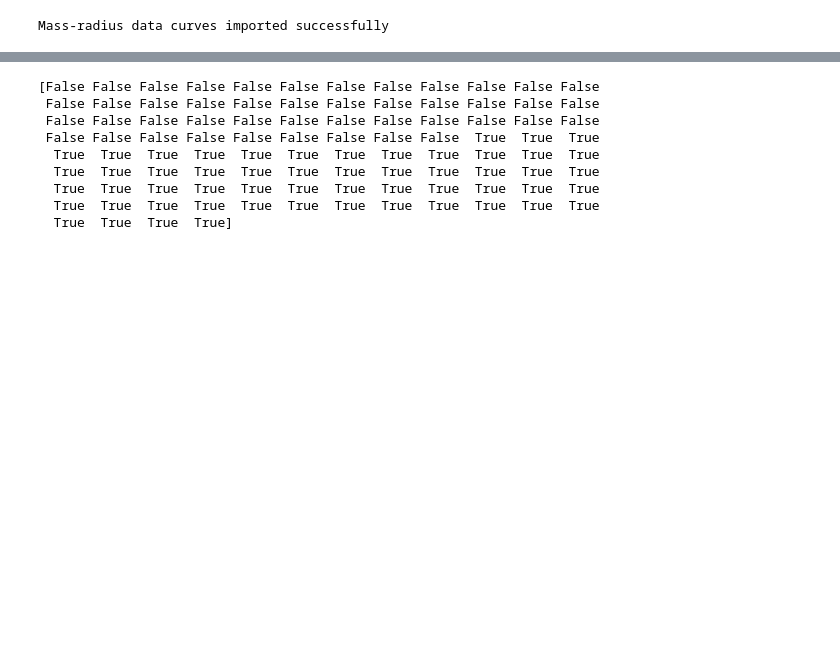
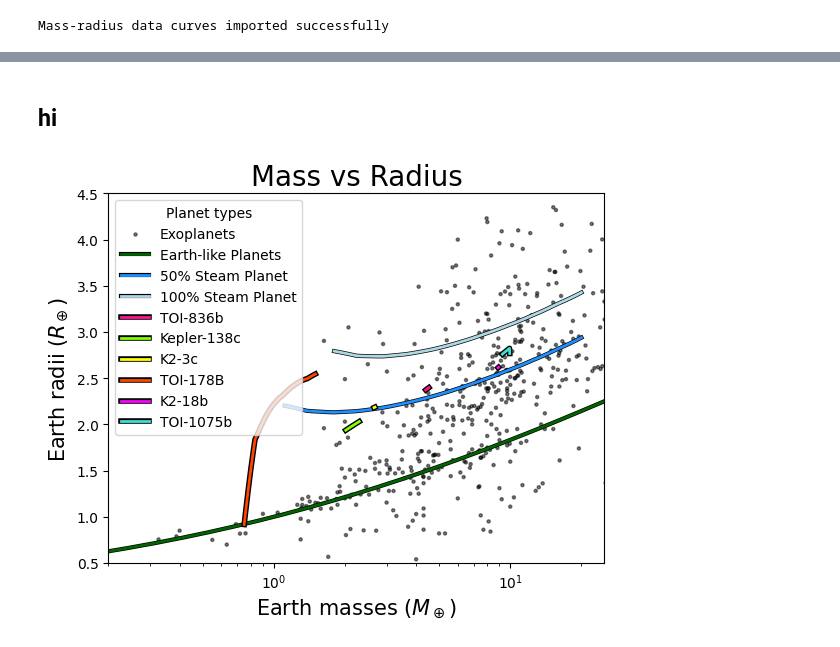
Before and after one commit to an0wen/astro9-w25-steamworldsloss, a Jupyter notebook: mass-radius-figure_JJ.ipynb, the cells around one changed output, grey strips where cells are left out. Cells and saved outputs as stored; diff of their text form; code cells hidden in the pictures; blank space fills up the shorter version.

```diff
--- a/mass-radius-figure_JJ.ipynb
+++ b/mass-radius-figure_JJ.ipynb
@@ -133,12 +139,49 @@ print(pmass2)
-# %%
-print(mask_valid)
-# %% [output]
-[False False False False False False False False False False False False
- False False False False False False False False False False False False
- False False False False False False False False False False False False
- False False False False False False False False False  True  True  True
-  True  True  True  True  True  True  True  True  True  True  True  True
-  True  True  True  True  True  True  True  True  True  True  True  True
-  True  True  True  True  True  True  True  True  True  True  True  True
-  True  True  True  True  True  True  True  True  True  True  True  True
-  True  True  True  True]
+# %% [markdown]
+## hi ##
+# %%
+# Make the plot WITH EXOPLANETS
+
+N_exo = len(list_catalog_mp) #Length/number of data fvalues in list_catalog_mp
+point_sizes = np.ones(N_exo)*5.0 #size of each planet
+
+#plot exoplanets
+plt.scatter(list_catalog_mp,list_catalog_rp, color="black", alpha = 0.5, sizes=point_sizes, label = "Exoplanets")
+
+#plot the models
+
+# Li Zeng 2016
+#plt.plot(list_zeng_fe_m, list_zeng_fe_r, color="brown", linestyle="--", linewidth=2, label="Pure Iron Planets")
+plt.plot(list_zeng_earth_m, list_zeng_earth_r, color="darkgreen", linestyle="-", linewidth=2, label="Earth-like Planets", path_effects=[pe.Stroke(linewidth=3, foreground='k'), pe.Normal()])
+#plt.plot(list_zeng_rock_m, list_zeng_rock_r, color="red", linestyle="--", linewidth=2, label="Pure Rock Planets")
+#plt.plot(list_zeng_water_m, list_zeng_water_r, color="cyan", linestyle="--", linewidth=2, label="50% Water Planet")
+
+# iop model
+plt.plot(pmass[mask_valid], steamradius[mask_valid], color="dodgerblue", linestyle="-", lw=2, label="50% Steam Planet", path_effects=[pe.Stroke(linewidth=3, foreground='k'), pe.Normal()]) #50% steam
+plt.plot(pmass2[mask_valid2], steamradius2[mask_valid2], color="lightblue", linestyle="-", lw=2, label="100% Steam Planet", path_effects=[pe.Stroke(linewidth=3, foreground='k'), pe.Normal()])#100% steam
+
+# LF 2014
+#plt.plot(pmass2, lfradii, color="goldenrod", linestyle="-", linewidth=2, label=r"5% $H_2$ and He (LF2014)")
+
+# Evolution simulation
+plt.plot(evo_toi836b_m, evo_toi836b_r, color="deeppink", linestyle="-", linewidth=2, label="TOI-836b", path_effects=[pe.Stroke(linewidth=4, foreground='k'), pe.Normal()]) #TOI-836b
+plt.plot(evo_kepler138c_m, evo_kepler138c_r, color="chartreuse", linestyle="-", linewidth=2, label="Kepler-138c", path_effects=[pe.Stroke(linewidth=4, foreground='k'), pe.Normal()]) #potentially wrong
+plt.plot(evo_k23c_m, evo_k23c_r, color="yellow", linestyle="-", linewidth=2, label="K2-3c", path_effects=[pe.Stroke(linewidth=4, foreground='k'), pe.Normal()])
+plt.plot(evo_toi178b_m, evo_toi178b_r, color="orangered", linestyle="-", linewidth=2, label="TOI-178B", path_effects=[pe.Stroke(linewidth=4, foreground='k'), pe.Normal()])
+
+plt.plot(evo_k218b_m/Mearth, evo_k218b_r/Rearth, color="fuchsia", linestyle="-", linewidth=2, label="K2-18b", path_effects=[pe.Stroke(linewidth=4, foreground='k'), pe.Normal()]) #Alex
+plt.plot(evo_toi1075b_m/Mearth, evo_toi1075b_r/Rearth, color="turquoise", linestyle="-", linewidth=2, label="TOI-1075b", path_effects=[pe.Stroke(linewidth=4, foreground='k'), pe.Normal()]) #Alex
+
+#Figure details
+plt.xscale('log') #put the x-axis in log scale
+plt.xlim(.2,25) #domain
+plt.ylim(.5,4.5) #range
+
+#Label the figure
+plt.title('Mass vs Radius', fontsize=20)
+plt.xlabel('Earth masses ($M_\\oplus$)', fontsize=15)
+plt.ylabel('Earth radii ($R_\\oplus$)', fontsize=15)
+plt.legend(loc="upper left", title="Planet types", bbox_to_anchor=(0,1))
+
+plt.show()
+# %% [output]
+[figure, added]
```
Also changed, not shown: parts of 7 cells of this notebook.
